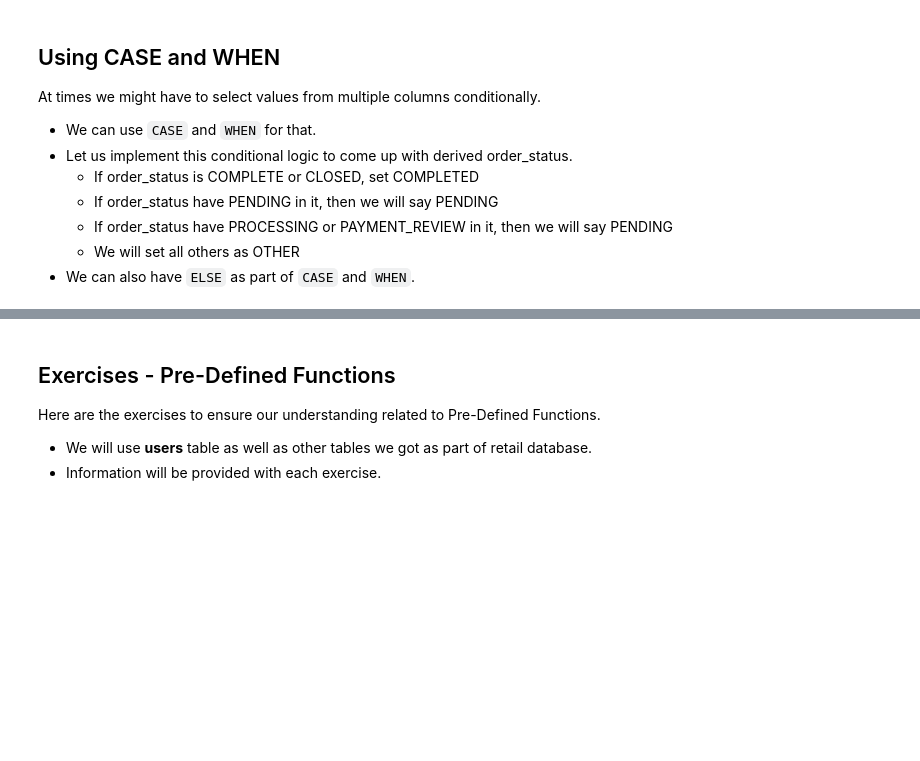
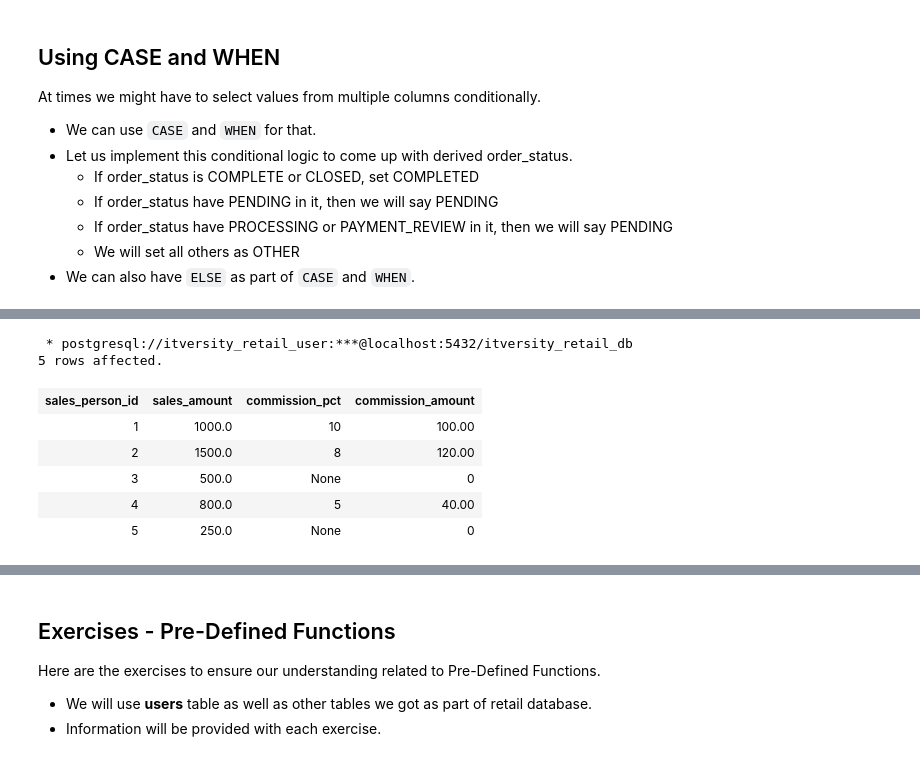
Before and after one commit to itversity/mastering-postgresql, a Jupyter notebook: 06_predefined_functions.ipynb, the cells around one changed output, grey strips where cells are left out. Saved outputs shown, nothing was run; the diff lists cells and outputs as text; code cells hidden in the pictures; blank space fills up the shorter version.

```diff
--- a/06_predefined_functions.ipynb
+++ b/06_predefined_functions.ipynb
@@ -980,3 +1078,21 @@ At times we might have to select values from multiple columns conditionally.
+# %%
+%%sql
+
+SELECT s.*,
+    CASE WHEN commission_pct IS NOT NULL
+        THEN round((sales_amount * commission_pct / 100)::numeric, 2)
+    ELSE 0
+    END AS commission_amount
+FROM sales s
+# %% [output]
+ * postgresql://itversity_retail_user:***@localhost:5432/itversity_retail_db
+5 rows affected.
+| sales_person_id | sales_amount | commission_pct | commission_amount |
+| 1 | 1000.0 | 10 | 100.00 |
+| 2 | 1500.0 | 8 | 120.00 |
+| 3 | 500.0 | None | 0 |
+| 4 | 800.0 | 5 | 40.00 |
+| 5 | 250.0 | None | 0 |
 # %%
 %%sql
 
```
Also changed, not shown: parts of 46 cells of this notebook, 5 other files.
